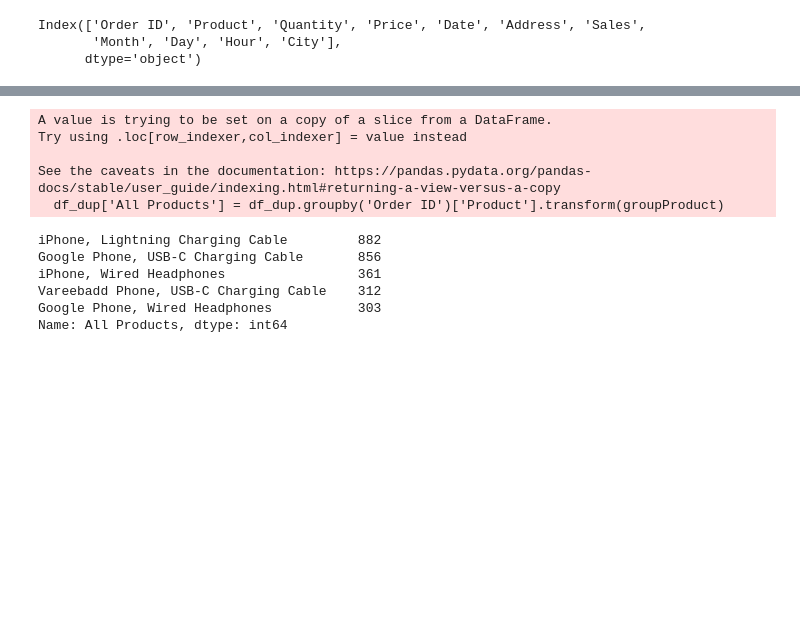
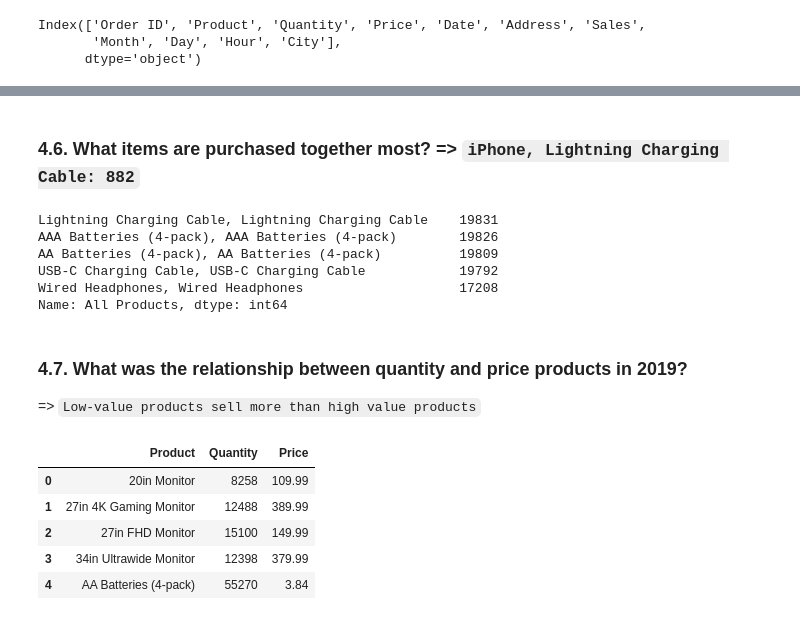
Before and after one commit to HaColab2k/Data-analyst, a Jupyter notebook: Projects/SalesReport.ipynb, the cells around one changed output, grey strips where cells are left out. Drawn from its saved outputs; the diff is of its cells as text; code cells hidden in the pictures; blank space fills up the shorter version.

```diff
--- a/Projects/SalesReport.ipynb
+++ b/Projects/SalesReport.ipynb
@@ -300,18 +305,31 @@ Text(0, 0.5, 'City')
+# %% [markdown]
+### 4.6. What items are purchased together most? => `iPhone, Lightning Charging Cable: 882`
 # %%
 df_dup = df[df['Order ID'].duplicated(keep=False)]
-groupProduct = lambda product: ', '.join(product)
-df_dup['All Products'] = df_dup.groupby('Order ID')['Product'].transform(groupProduct)
+df_dup['All Products'] = df_dup.groupby('Order ID')['Product'].transform(lambda product: ', '.join(product))
 df_dup = df_dup[['Order ID', 'All Products']].drop_duplicates()
 df_dup['All Products'].value_counts().head()
 # %% [output]
-A value is trying to be set on a copy of a slice from a DataFrame.
-Try using .loc[row_indexer,col_indexer] = value instead
-
-See the caveats in the documentation: https://pandas.pydata.org/pandas-docs/stable/user_guide/indexing.html#returning-a-view-versus-a-copy
-  df_dup['All Products'] = df_dup.groupby('Order ID')['Product'].transform(groupProduct)
+Lightning Charging Cable, Lightning Charging Cable    19831
+AAA Batteries (4-pack), AAA Batteries (4-pack)        19826
+AA Batteries (4-pack), AA Batteries (4-pack)          19809
+USB-C Charging Cable, USB-C Charging Cable            19792
+Wired Headphones, Wired Headphones                    17208
+Name: All Products, dtype: int64
-iPhone, Lightning Charging Cable         882
-Google Phone, USB-C Charging Cable       856
-iPhone, Wired Headphones                 361
-Vareebadd Phone, USB-C Charging Cable    312
-Google Phone, Wired Headphones           303
-Name: All Products, dtype: int64
+# %% [markdown]
+### 4.7. What was the relationship between quantity and price products in 2019?
+=> `Low-value products sell more than high value products`
+# %%
+# Create new df
+quantity_products = df.groupby('Product').sum()['Quantity']
+price_products = df.groupby('Product').mean()['Price']
+products_ls = [product for product, quant in quantity_products.items()]
+new_df = pd.DataFrame({'Product': quantity_products.index, 'Quantity': quantity_products.values, 'Price': price_products.values})
+new_df.head()
+# %% [output]
+|  | Product | Quantity | Price |
+| 0 | 20in Monitor | 8258 | 109.99 |
+| 1 | 27in 4K Gaming Monitor | 12488 | 389.99 |
+| 2 | 27in FHD Monitor | 15100 | 149.99 |
+| 3 | 34in Ultrawide Monitor | 12398 | 379.99 |
+| 4 | AA Batteries (4-pack) | 55270 | 3.84 |
```
Also changed, not shown: parts of 28 cells of this notebook.
